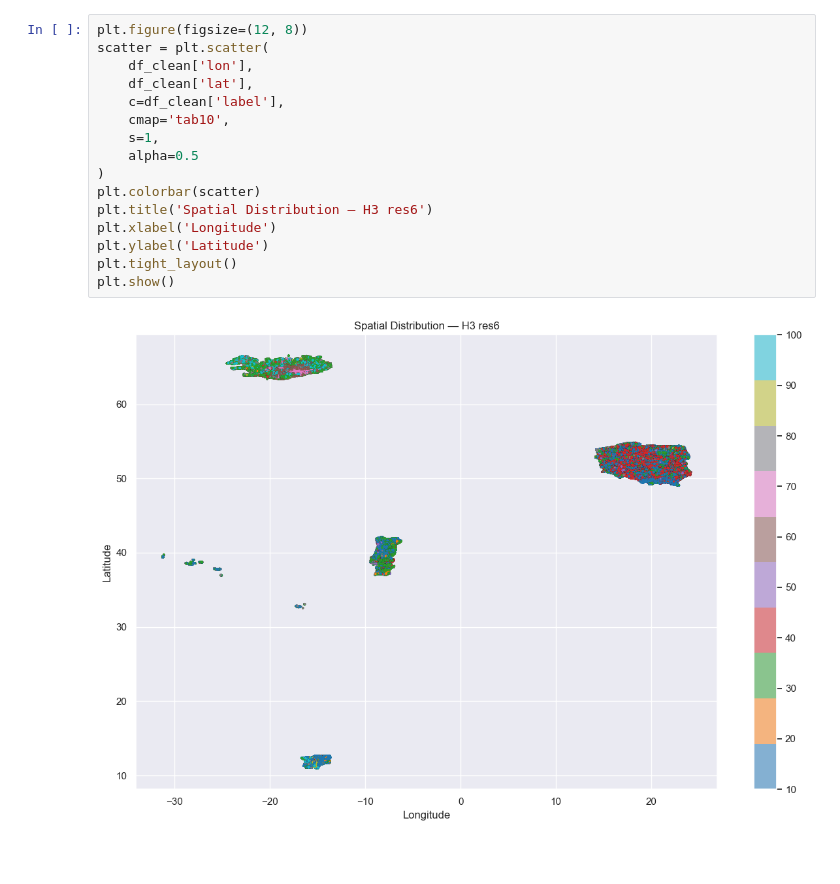
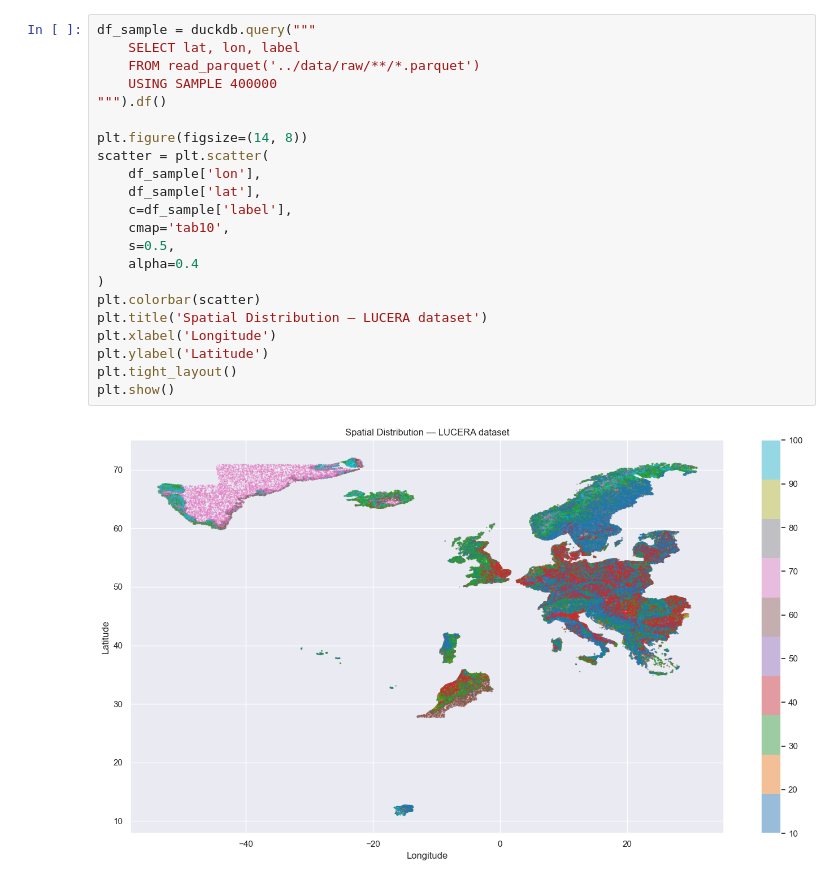
Before and after one commit to pstano1/lucera, a Jupyter notebook: notebooks/eda.ipynb, the cells around one changed output. Saved outputs shown, nothing was run; the diff lists cells and outputs as text; blank space fills up the shorter version.

Commit message:
refactor: change to duckdb for querying

```diff
--- a/notebooks/eda.ipynb
+++ b/notebooks/eda.ipynb
@@ -84,20 +119,26 @@ plt.show()
 # %%
-plt.figure(figsize=(12, 8))
+df_sample = duckdb.query("""
+    SELECT lat, lon, label
+    FROM read_parquet('../data/raw/**/*.parquet')
+    USING SAMPLE 400000
+""").df()
+
+plt.figure(figsize=(14, 8))
 scatter = plt.scatter(
-    df_clean['lon'],
-    df_clean['lat'],
-    c=df_clean['label'],
+    df_sample['lon'],
+    df_sample['lat'],
+    c=df_sample['label'],
     cmap='tab10',
-    s=1,
-    alpha=0.5
+    s=0.5,
+    alpha=0.4
 )
 plt.colorbar(scatter)
-plt.title('Spatial Distribution — H3 res6')
+plt.title('Spatial Distribution — LUCERA dataset')
 plt.xlabel('Longitude')
 plt.ylabel('Latitude')
 plt.tight_layout()
 plt.show()
 # %% [output]
-[figure, old version]
+[figure, new version]
 # %%
 df_sample = df_clean.groupby('label_name', group_keys=False).sample(
```
Also changed, not shown: parts of 22 cells of this notebook, 9 other files.
